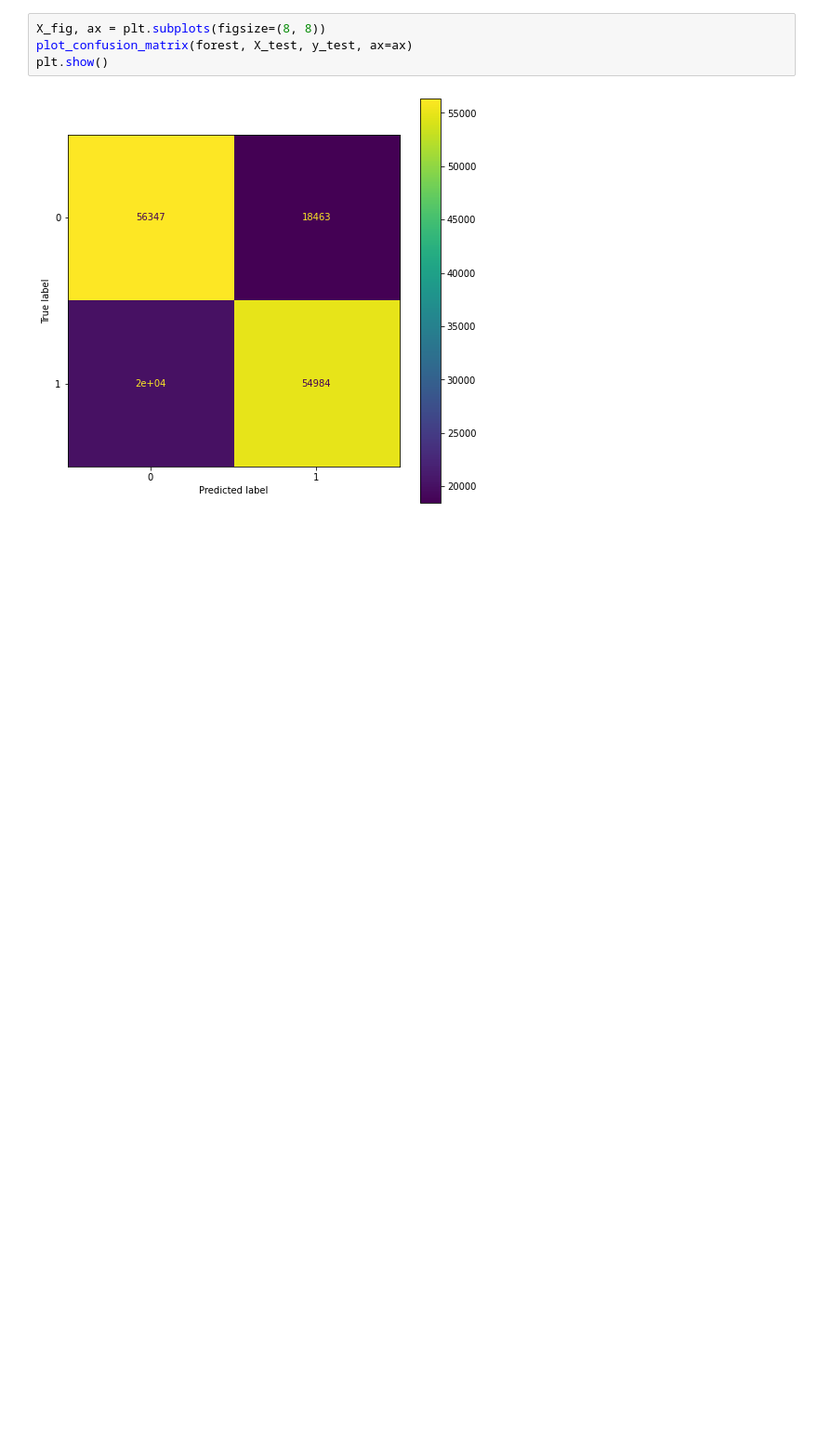
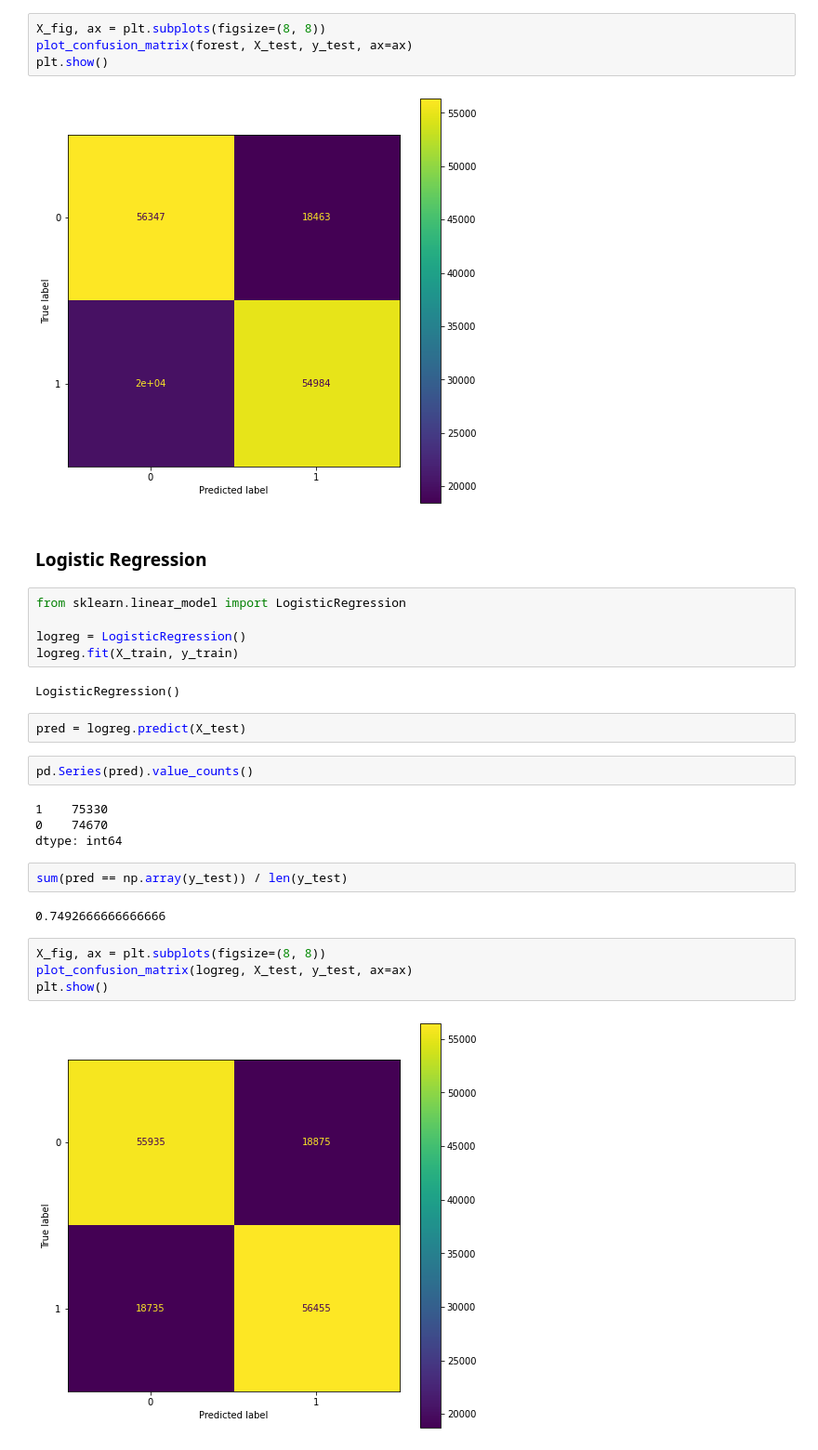
Before and after one commit to temujin-lampasa/tweet-sentiment-analysis, a Jupyter notebook: SA_demo.ipynb, the cells around one changed output. Shown at 93% size. Saved outputs shown, nothing was run; the diff lists cells and outputs as text; blank space fills up the shorter version.

Commit message:
Add LogisticRegression

```diff
--- a/SA_demo.ipynb
+++ b/SA_demo.ipynb
@@ -186,3 +186,30 @@ plot_confusion_matrix(forest, X_test, y_test, ax=ax)
 plt.show()
 # %% [output]
 [figure]
+# %% [markdown]
+### Logistic Regression
+# %%
+from sklearn.linear_model import LogisticRegression
+
+logreg = LogisticRegression()
+logreg.fit(X_train, y_train)
+# %% [output]
+LogisticRegression()
+# %%
+pred = logreg.predict(X_test)
+# %%
+pd.Series(pred).value_counts()
+# %% [output]
+1    75330
+0    74670
+dtype: int64
+# %%
+sum(pred == np.array(y_test)) / len(y_test)
+# %% [output]
+0.7492666666666666
+# %%
+X_fig, ax = plt.subplots(figsize=(8, 8))
+plot_confusion_matrix(logreg, X_test, y_test, ax=ax)
+plt.show()
+# %% [output]
+[figure, added]
```
